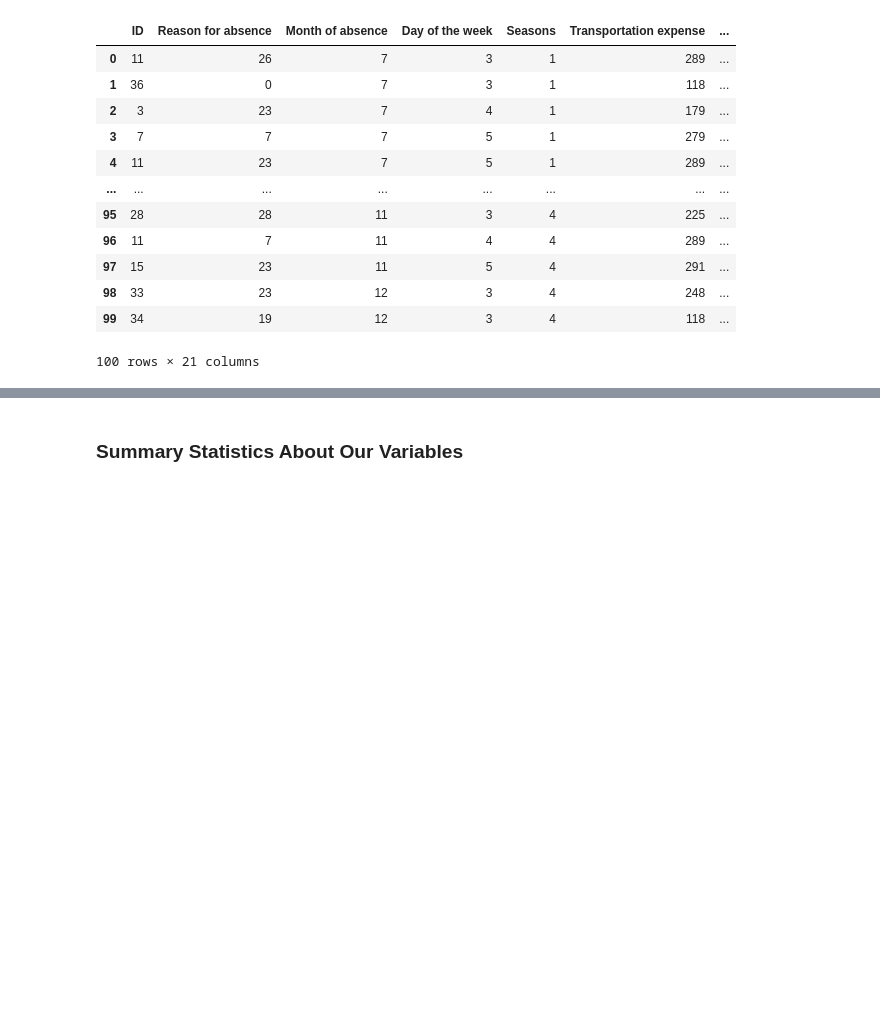
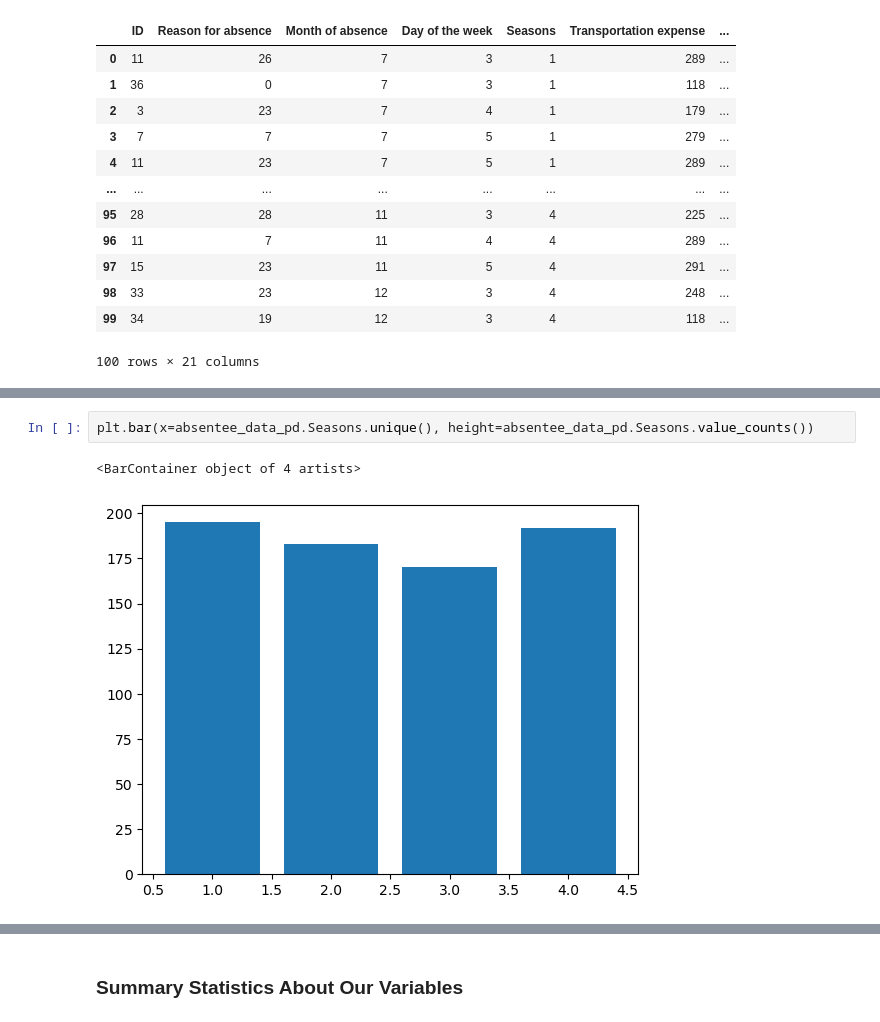
Before and after one commit to kebreeze/590project3, a Jupyter notebook: BreezeProject3.ipynb, the cells around one changed output, grey strips where cells are left out. Cells and saved outputs as stored; diff of their text form; blank space fills up the shorter version.

```diff
--- a/BreezeProject3.ipynb
+++ b/BreezeProject3.ipynb
@@ -119,0 +120,5 @@ memory usage: 121.5 KB
+# %%
+plt.bar(x=absentee_data_pd.Seasons.unique(), height=absentee_data_pd.Seasons.value_counts())
+# %% [output]
+<BarContainer object of 4 artists>
+[figure, added]
```
Also changed, not shown: parts of 25 cells of this notebook.
